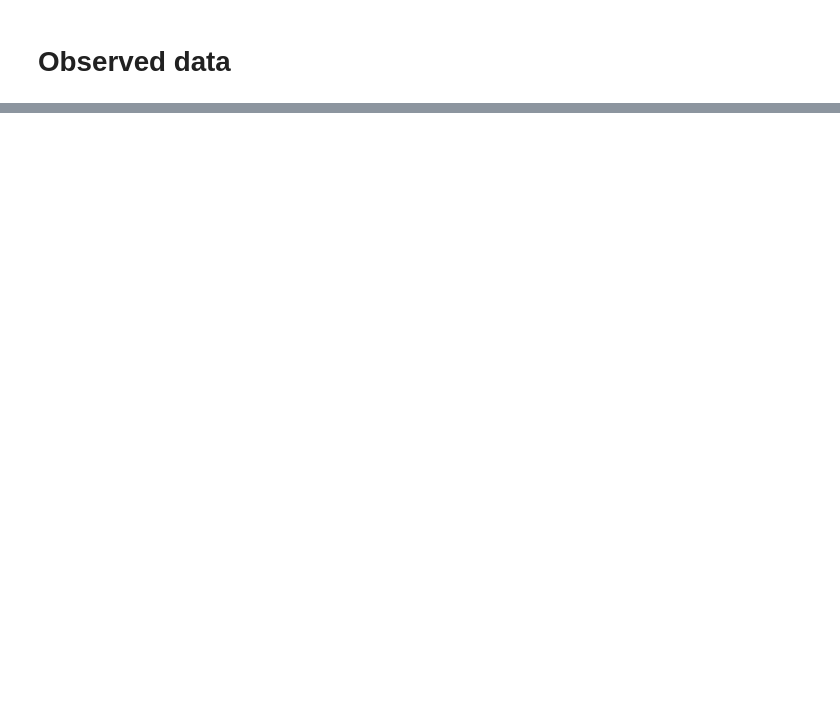
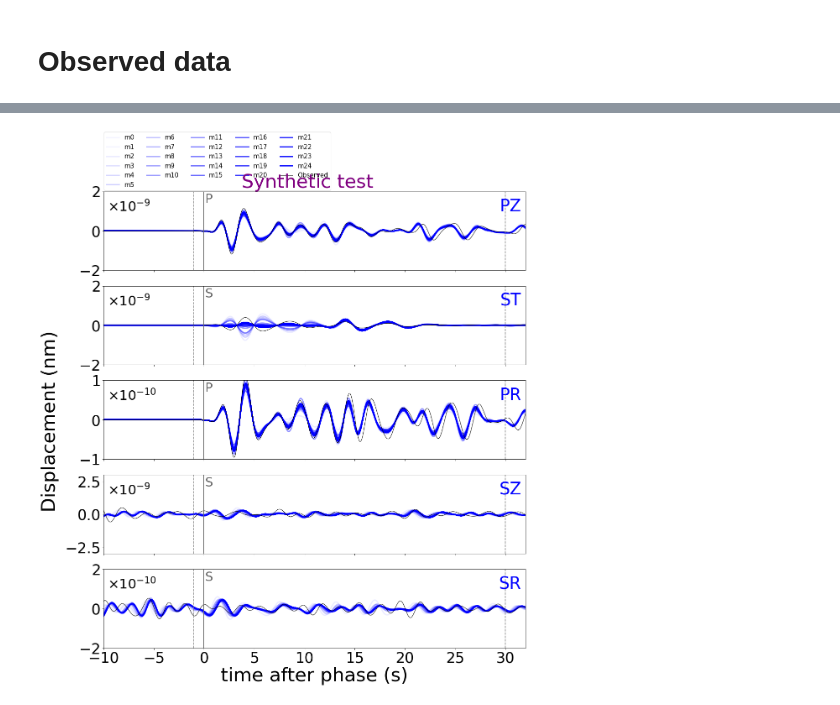
Before and after one commit to nienkebrinkman/SS_MTI, a Jupyter notebook: Scripts_MT_Structure/Exact_gradients.ipynb, the cells around one changed output, grey strips where cells are left out. Drawn from its saved outputs; the diff is of its cells as text; code cells hidden in the pictures; blank space fills up the shorter version.

```diff
--- a/Scripts_MT_Structure/Exact_gradients.ipynb
+++ b/Scripts_MT_Structure/Exact_gradients.ipynb
@@ -71,0 +135,17 @@ st_obs_w, st_obs_full, s_obs = Gradient.window(
+# %%
+Gradient.plot_updates(
+    save_path=save_path_OG,
+    st_obs_full=st_obs_full,
+    st_obs_w=st_obs_w,
+    obs_tts=obs_tts,
+    phases=phases,
+    comps=comps,
+    t_pres=t_pres,
+    t_posts=t_posts,
+    fmin=fmin,
+    fmax=fmax,
+    zerophase=zerophase,
+    ylims=ylims,
+)
+# %% [output]
+[figure, added]
```
Also changed, not shown: parts of 38 cells of this notebook, 2 other files.
